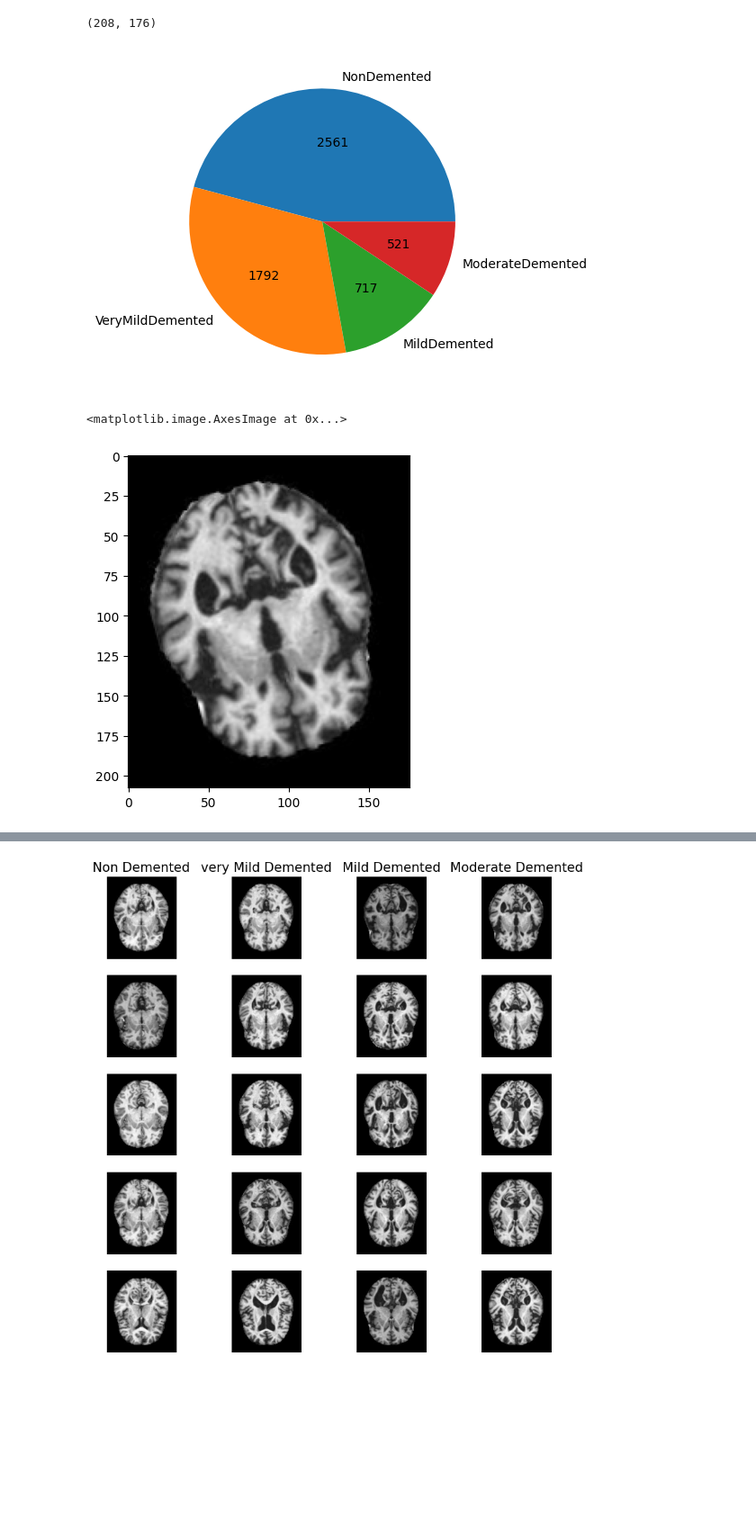
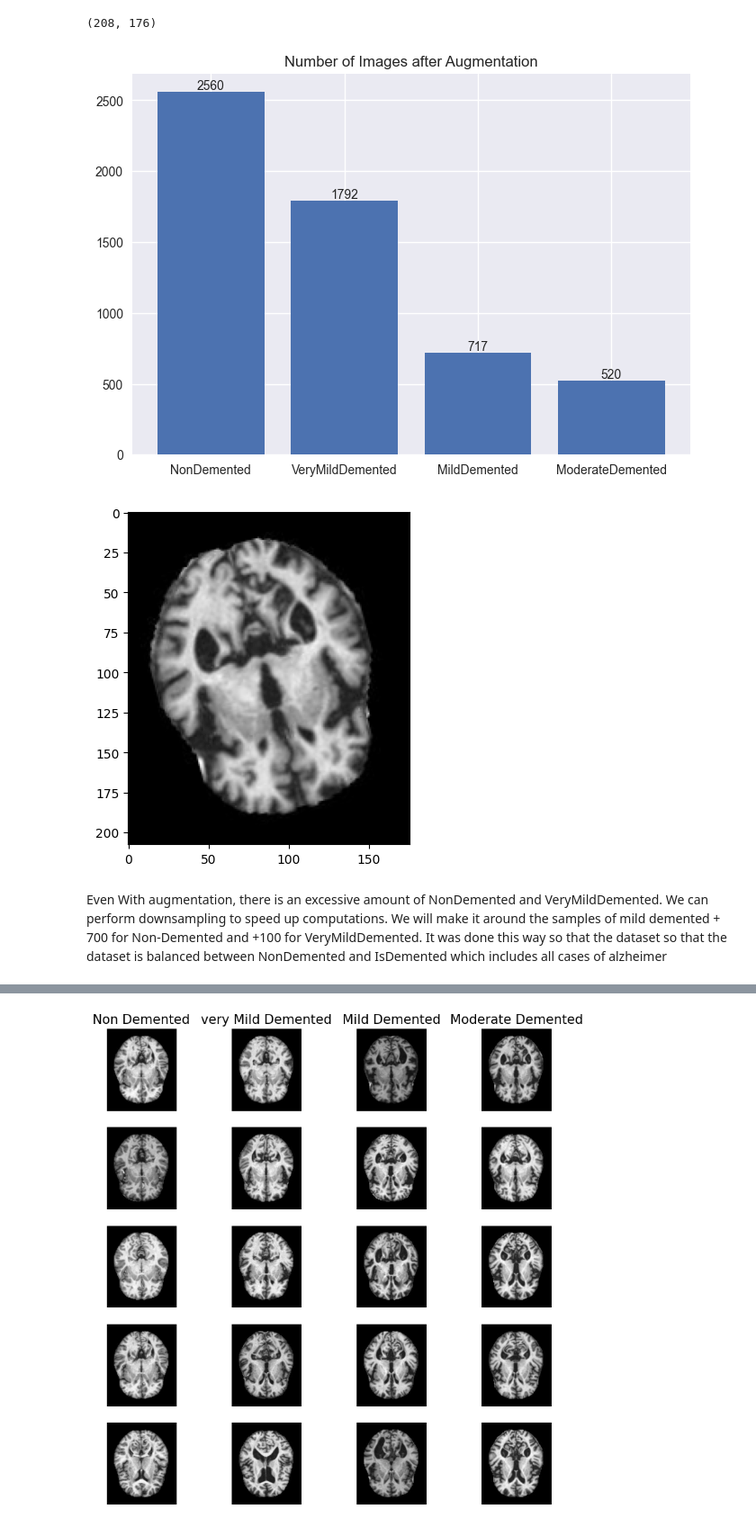
Before and after one commit to Shiraishie/Alzheimer-Detection, a Jupyter notebook: Alzheimer.ipynb, the cells around one changed output, grey strips where cells are left out. Shown: that part at 90% size. Drawn from its saved outputs; the diff is of its cells as text; code cells hidden in the pictures; blank space fills up the shorter version.

```diff
--- a/Alzheimer.ipynb
+++ b/Alzheimer.ipynb
@@ -81,0 +74,2 @@ Text(0.5, 1.0, 'Number of Images')
+# %%
+plt.style.use('seaborn')
@@ -117,13 +118,18 @@ new_ModerateDemented[1].shape
 (208, 176)
 # %%
 #Data after augmentation
-plt.pie(numberofimages, labels= categories, autopct = lambda x: math.ceil(x/100 * sum(numberofimages)))
+barplot = plt.bar(categories, numberofimages)
+plt.title('Number of Images after Augmentation')
+plt.bar_label(barplot , labels = numberofimages)
 plt.show()
 # %% [output]
-[figure, old version]
+[figure, new version]
 # %%
 #Showing example of our image augmentation which keeps roughly the similar orientation
+plt.style.use('default')
 plt.imshow(new_ModerateDemented[0], cmap = 'gray')
+plt.show()
 # %% [output]
-<matplotlib.image.AxesImage at 0x...>
 [figure]
+# %% [markdown]
+Even With augmentation, there is an excessive amount of NonDemented and VeryMildDemented. We can perform downsampling to speed up computations. We will make it around the samples of mild demented + 700 for Non-Demented and +100 for VeryMildDemented. It was done this way so that the dataset so that the dataset is balanced between NonDemented and IsDemented which includes all cases of alzheimer
```
Also changed, not shown: parts of 20 cells of this notebook.
